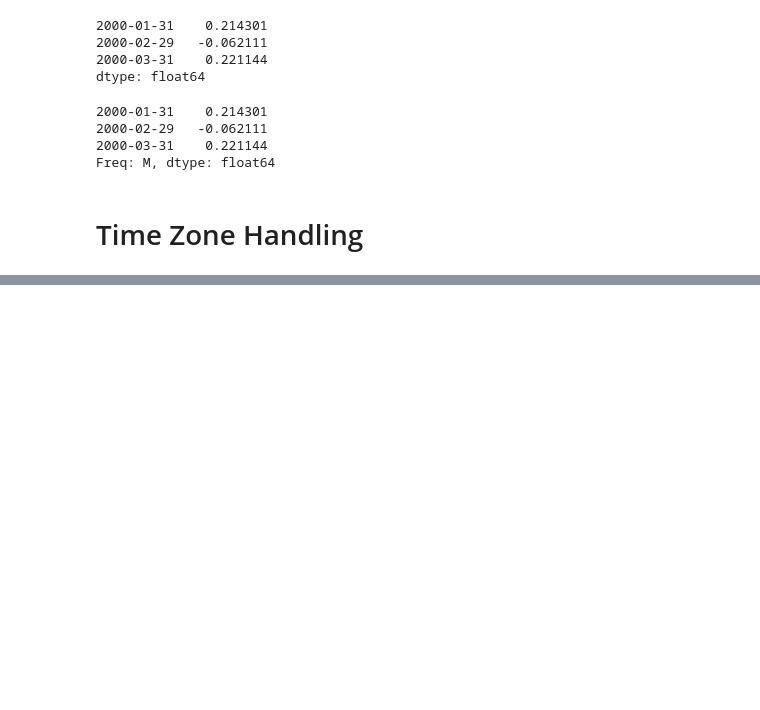
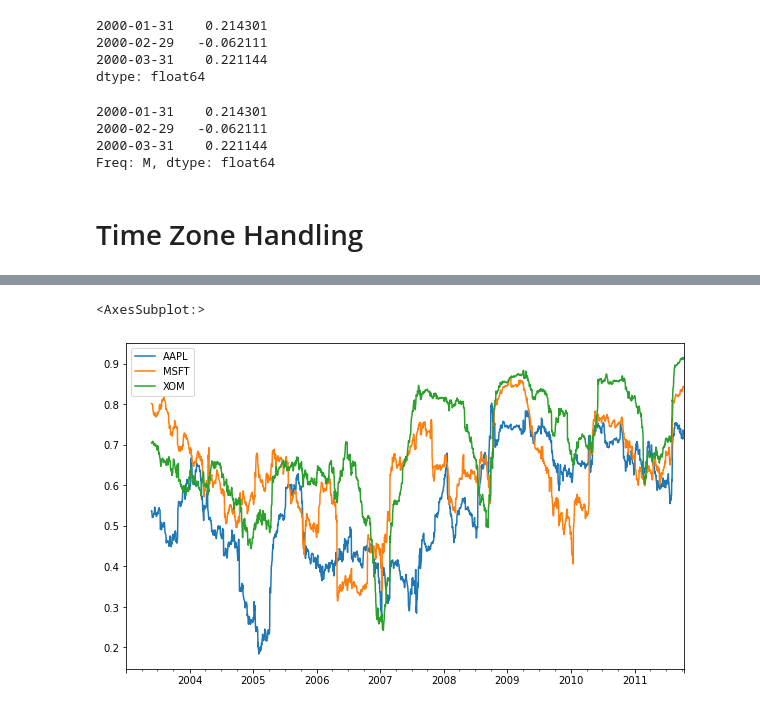
Before and after one commit to exem-ai-isoh/Python-for-Data-Analysis, a Jupyter notebook: Time Series.ipynb, the cells around one changed output, grey strips where cells are left out. Saved outputs shown, nothing was run; the diff lists cells and outputs as text; code cells hidden in the pictures; blank space fills up the shorter version.

```diff
--- a/Time Series.ipynb
+++ b/Time Series.ipynb
@@ -370,0 +889,6 @@ Freq: M, dtype: float64
+# %%
+corr = returns.rolling(125, min_periods=100).corr(spx_rets)
+corr.plot()
+# %% [output]
+<AxesSubplot:>
+[figure, added]
```
Also changed, not shown: parts of 71 cells of this notebook, 2 other files.
